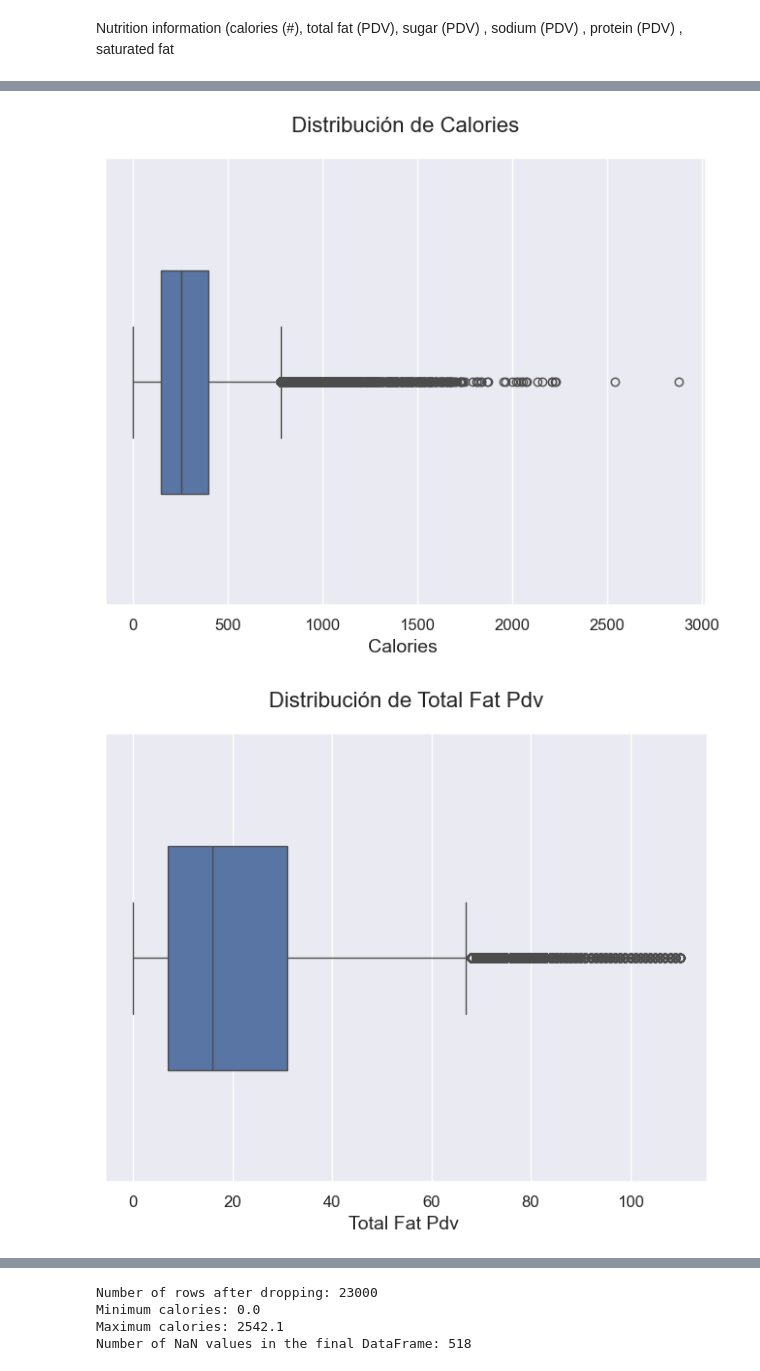
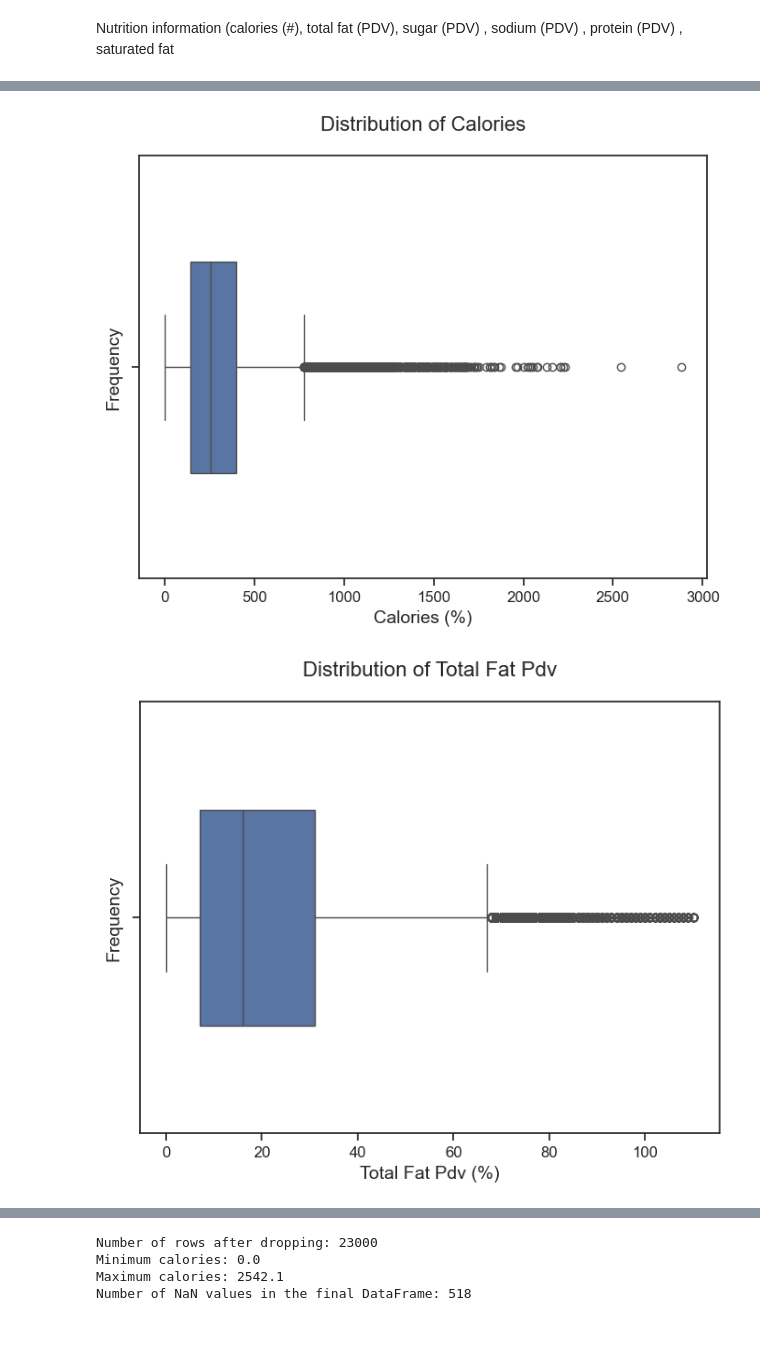
Before and after one commit to Danny-CA/NutriBase, a Jupyter notebook: proyecto.ipynb, the cells around one changed output, grey strips where cells are left out. Saved outputs shown, nothing was run; the diff lists cells and outputs as text; code cells hidden in the pictures; blank space fills up the shorter version.

```diff
--- a/proyecto.ipynb
+++ b/proyecto.ipynb
@@ -6,9 +6,9 @@ import numpy as np
 import seaborn as sns
 import matplotlib.pyplot as plt
 # %%
-sns.set_theme()
+sns.set_theme(style="ticks")
 # %%
-df = pd.read_csv('/Users/diegomaldonadocastro/Desktop/Semestre 6/archive/RAW_recipes.csv')
+df = pd.read_csv('./RAW_recipes.csv')
 # %%
 df.info()
 # %% [output]
@@ -56,8 +51,9 @@ nutrition_columns = [
 for column in nutrition_columns:
     plt.figure(figsize=(8, 6))
     sns.boxplot(x=df[column], width=0.5)
-    plt.title(f"Distribución de {column.replace('_', ' ').title()}", fontsize=16, pad=20)
-    plt.xlabel(f"{column.replace('_', ' ').title()}", fontsize=14)
+    plt.title(f"Distribution of {column.replace('_', ' ').title()}", fontsize=16, pad=20)
+    plt.xlabel(f"{column.replace('_', ' ').title()} (%)", fontsize=14)
+    plt.ylabel("Frequency", fontsize=14)
     plt.xticks(fontsize=12)
     plt.yticks(fontsize=12)
     plt.show()
@@ -80,13 +76,14 @@ df = df.drop(df[df['carbohydrates_pdv'] > 110].index)
 # %%
 
 for column in nutrition_columns:
     plt.figure(figsize=(8, 6))
     sns.boxplot(x=df[column], width=0.5)
-    plt.title(f"Distribución de {column.replace('_', ' ').title()}", fontsize=16, pad=20)
-    plt.xlabel(f"{column.replace('_', ' ').title()} ", fontsize=14)
+    plt.title(f"Distribution of {column.replace('_', ' ').title()}", fontsize=16, pad=20)
+    plt.xlabel(f"{column.replace('_', ' ').title()} (%)", fontsize=14)
+    plt.ylabel("Frequency", fontsize=14)
     plt.xticks(fontsize=12)
     plt.yticks(fontsize=12)
     plt.show()
 # %% [output]
-[figure, old version]
+[figure, new version]
-[figure, old version]
+[figure, new version]
```
Also changed, not shown: parts of 14 cells of this notebook.
